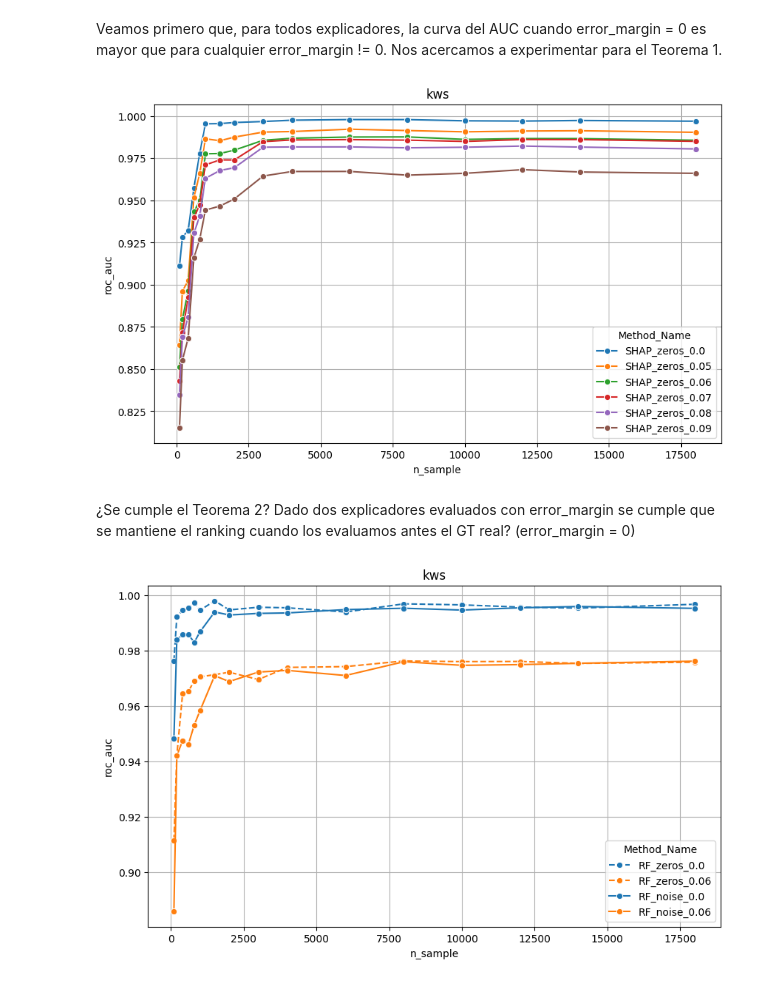
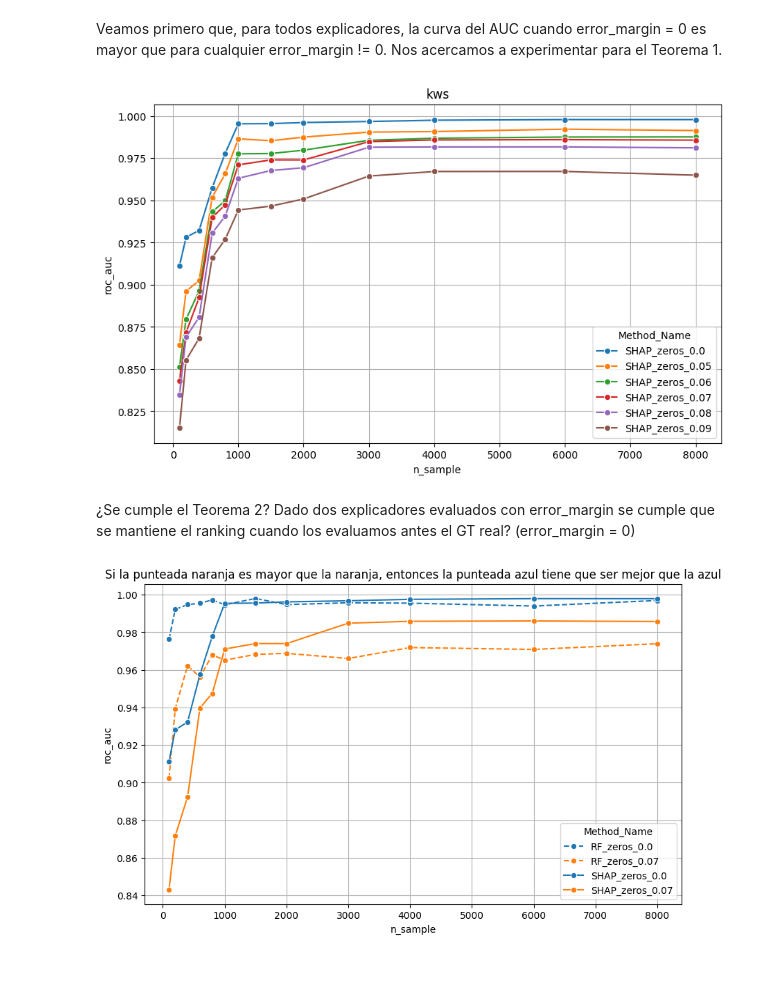
Before and after one commit to ceciliabolanos/explain_where, a Jupyter notebook: plots/robustness_evaluation.ipynb, the cells around one changed output. Drawn from its saved outputs; the diff is of its cells as text; code cells hidden in the pictures.

```diff
--- a/plots/robustness_evaluation.ipynb
+++ b/plots/robustness_evaluation.ipynb
@@ -26,9 +26,9 @@ files_auc_complete = [
     f'{base_path}/{metric}_RF_{{}}_samples{{}}_{intersection}_{{}}.tsv',
 ]
 
-# names = ["zeros", 'noise_0.01', 'noise_0.05','noise_0.1', 'noise_0.5', 'noise_1']
 names = ['zeros', 'noise']
-samples = [100, 200, 400, 600, 800, 1000, 1500, 2000, 3000, 4000, 6000, 8000, 10000, 12000, 14000, 18000]
+# samples = [100, 200, 400, 600, 800, 1000, 1500, 2000, 3000, 4000, 6000, 8000, 10000, 12000, 14000, 18000]
+samples = [100, 200, 400, 600, 800, 1000, 1500, 2000, 3000, 4000, 6000, 8000]
 methods = ['SHAP', 'LR', 'RF']
 error_margins = [0, 0.05, 0.06, 0.07, 0.08, 0.09]
 df_combinations = []
@@ -84,41 +100,41 @@ plt.legend(title="Method_Name")
 plt.grid(True)
 plt.show()
 # %% [output]
-[figure, old version]
+[figure, new version]
 # %% [markdown]
 ¿Se cumple el Teorema 2? Dado dos explicadores evaluados con error_margin se cumple que se mantiene el ranking cuando los evaluamos antes el GT real? (error_margin = 0)
 # %%
 method1 = "RF"
 name1 = "zeros"
 
-method2 = "RF"
-name2 = "noise"
-margin = 0.06
+method2 = "SHAP"
+name2 = "zeros"
+margin = 0.07
 
 mean_auc_df_combination = final_df_combination.groupby(['method', 'name', 'n_sample', 'error_margin'])[value].mean().reset_index()
 
 mean_auc_df_combination_1 = mean_auc_df_combination[(mean_auc_df_combination['method'] == method1) & (mean_auc_df_combination['name'] == name1)]
 mean_auc_df_combination_1 = mean_auc_df_combination_1[(mean_auc_df_combination_1['error_margin'] == margin) | (mean_auc_df_combination_1['error_margin'] == 0)]
 mean_auc_df_combination_1 = pd.DataFrame(mean_auc_df_combination_1)
 
 mean_auc_df_combination_2 = mean_auc_df_combination[(mean_auc_df_combination['method'] == method2) & (mean_auc_df_combination['name'] == name2)]
 mean_auc_df_combination_2 = mean_auc_df_combination_2[(mean_auc_df_combination_2['error_margin'] == margin) | (mean_auc_df_combination_2['error_margin'] == 0)]
 mean_auc_df_combination_2 = pd.DataFrame(mean_auc_df_combination_2)
 
 # Create a grouping column combining method and name
 mean_auc_df_combination_1["group"] = mean_auc_df_combination_1["method"] + "_" + mean_auc_df_combination_1["name"] + "_" + mean_auc_df_combination_1["error_margin"].astype(str)
 mean_auc_df_combination_2["group"] = mean_auc_df_combination_2["method"] + "_" + mean_auc_df_combination_2["name"] + "_" + mean_auc_df_combination_2["error_margin"].astype(str)
 
 # Plot using seaborn
 plt.figure(figsize=(10, 6))
 sns.lineplot(data=mean_auc_df_combination_1, x="n_sample", y="roc_auc", hue="group", marker="o", linestyle='--')
 sns.lineplot(data=mean_auc_df_combination_2, x="n_sample", y="roc_auc", hue="group", marker="o")
 
-plt.title(dataset)
+plt.title("Si la punteada naranja es mayor que la naranja, entonces la punteada azul tiene que ser mejor que la azul")
 plt.xlabel("n_sample")
 plt.ylabel("roc_auc")
 plt.legend(title="Method_Name")
 plt.grid(True)
 plt.show()
 # %% [output]
-[figure, old version]
+[figure, new version]
```
Also changed, not shown: parts of 2 cells of this notebook, 2 other files.
